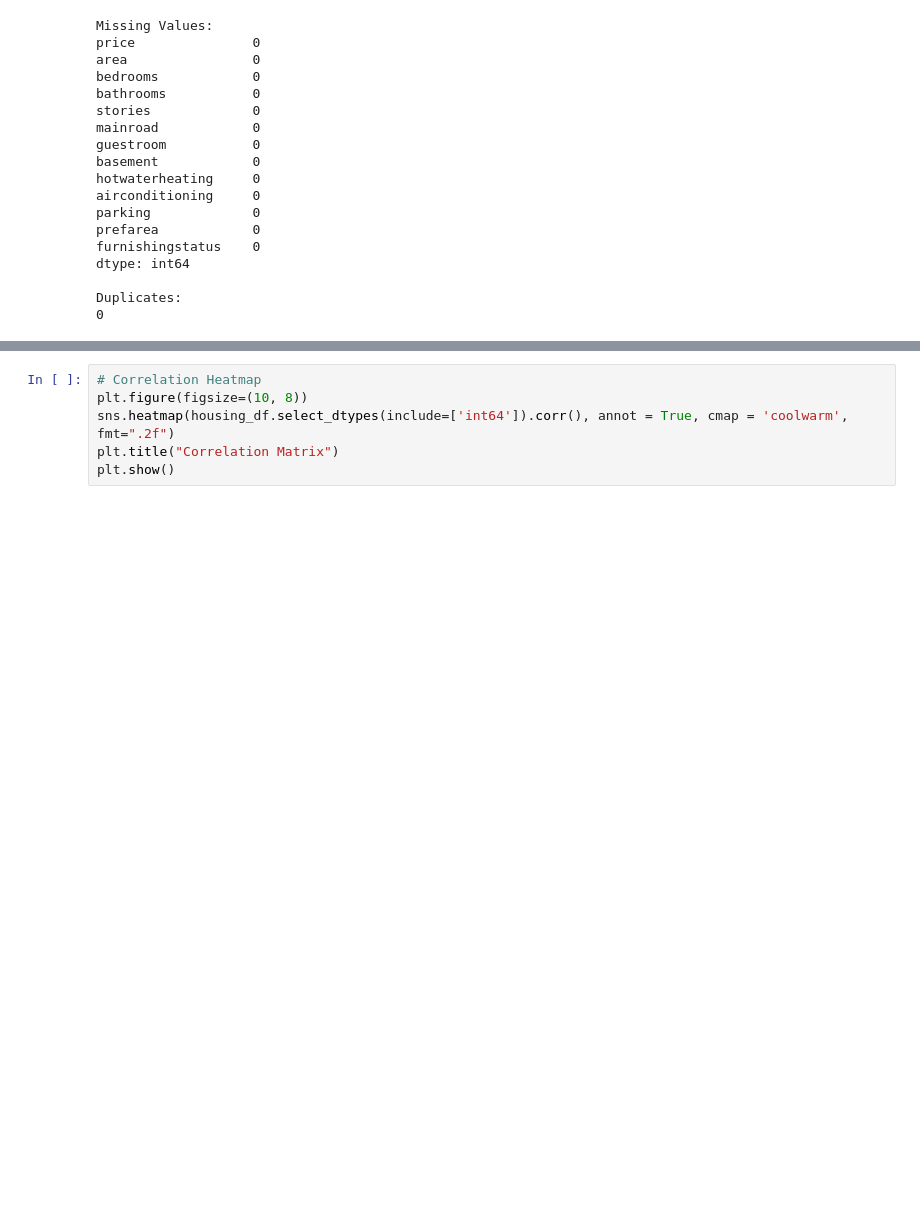
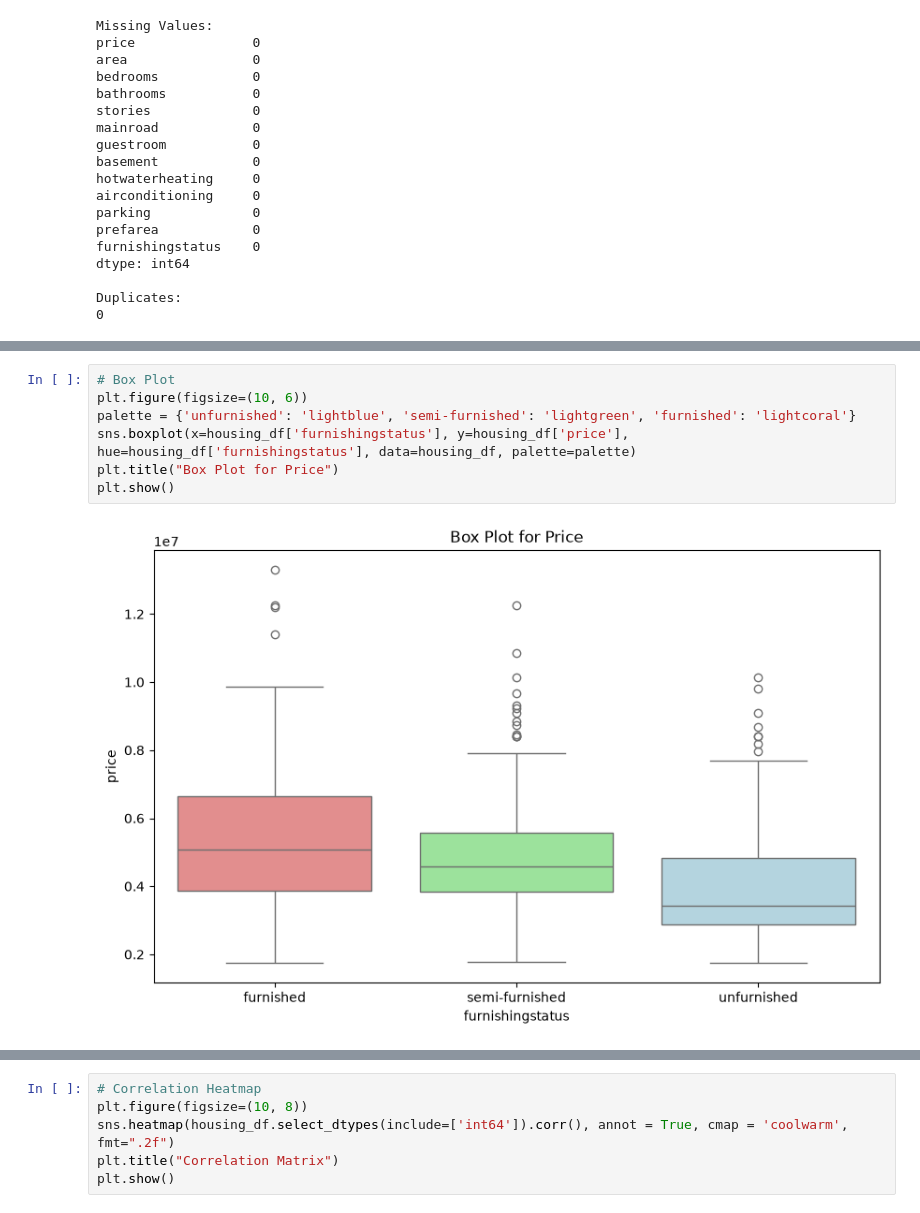
Before and after one commit to Kl0d3/AI-Research-and-Engineering, a Jupyter notebook: Machine-Learning/Supervised-Machine-Learning/Regression-Problems/Multiple-Regression/Housing-Prices-Prediction-Problem/housing_pricing_prediction_problem.ipynb, the cells around one changed output, grey strips where cells are left out. Cells and saved outputs as stored; diff of their text form; blank space fills up the shorter version.

```diff
--- a/Machine-Learning/Supervised-Machine-Learning/Regression-Problems/Multiple-Regression/Housing-Prices-Prediction-Problem/housing_pricing_prediction_problem.ipynb
+++ b/Machine-Learning/Supervised-Machine-Learning/Regression-Problems/Multiple-Regression/Housing-Prices-Prediction-Problem/housing_pricing_prediction_problem.ipynb
@@ -98,0 +101,9 @@ plt.show()
+# %%
+# Box Plot
+plt.figure(figsize=(10, 6))
+palette = {'unfurnished': 'lightblue', 'semi-furnished': 'lightgreen', 'furnished': 'lightcoral'}
+sns.boxplot(x=housing_df['furnishingstatus'], y=housing_df['price'], hue=housing_df['furnishingstatus'], data=housing_df, palette=palette)
+plt.title("Box Plot for Price")
+plt.show()
+# %% [output]
+[figure, added]
```
Also changed, not shown: parts of 8 cells of this notebook.
